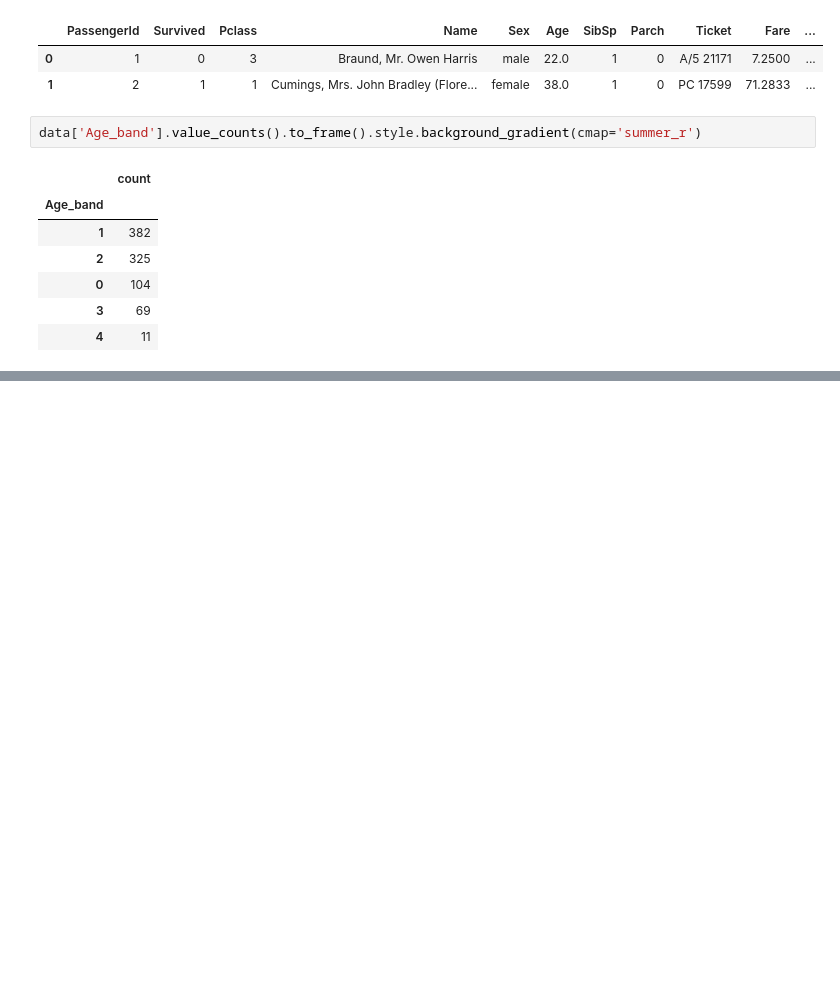
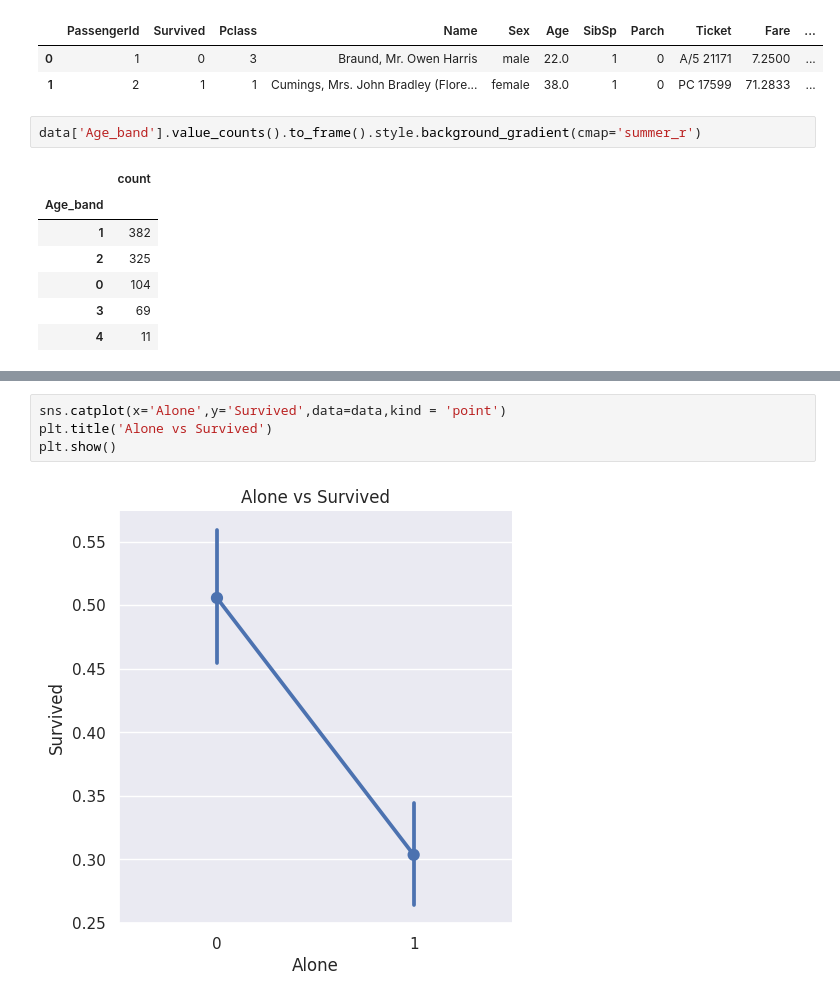
Before and after one commit to yeonduhaeyo/kaggle, a Jupyter notebook: 2-eda-to-prediction-dietanic.ipynb, the cells around one changed output, grey strips where cells are left out. Drawn from its saved outputs; the diff is of its cells as text; blank space fills up the shorter version.

```diff
--- a/2-eda-to-prediction-dietanic.ipynb
+++ b/2-eda-to-prediction-dietanic.ipynb
@@ -456,0 +485,6 @@ plt.show()
+# %%
+sns.catplot(x='Alone',y='Survived',data=data,kind = 'point')
+plt.title('Alone vs Survived')
+plt.show()
+# %% [output]
+[figure, added]
```
Also changed, not shown: parts of 57 cells of this notebook.
